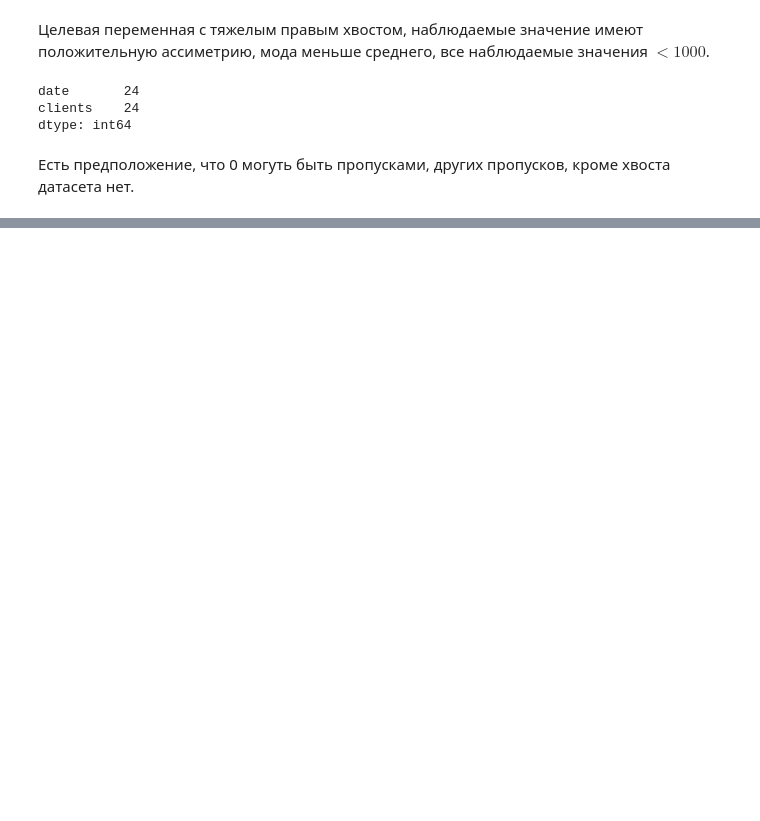
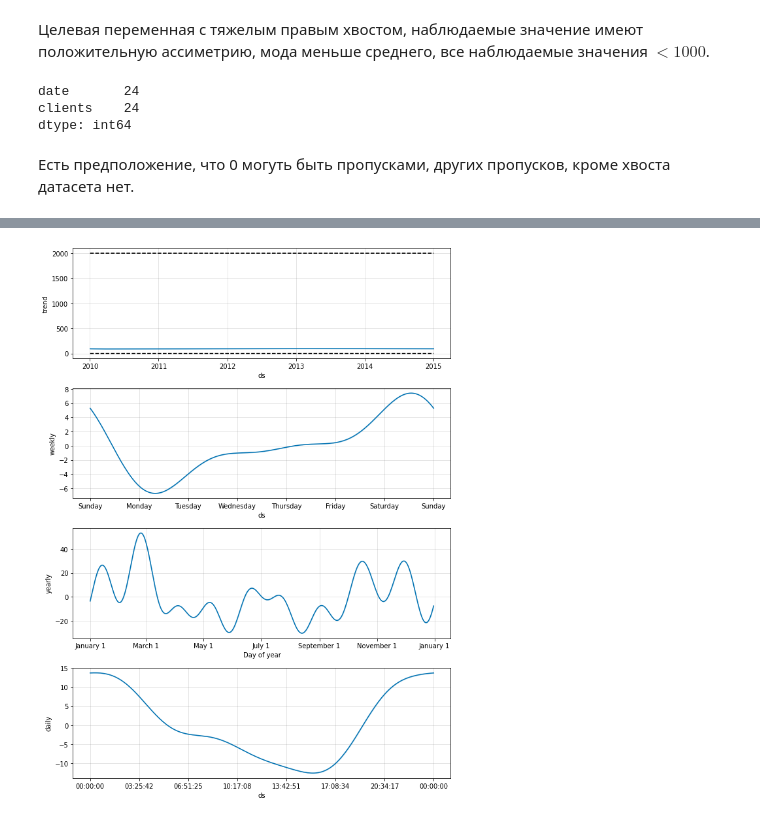
Before and after one commit to ksetdekov/test_predict_ts, a Jupyter notebook: analysis_and_fx.ipynb, the cells around one changed output, grey strips where cells are left out. Saved outputs shown, nothing was run; the diff lists cells and outputs as text; code cells hidden in the pictures; blank space fills up the shorter version.

```diff
--- a/analysis_and_fx.ipynb
+++ b/analysis_and_fx.ipynb
@@ -83,0 +154,4 @@ dtype: int64
+# %%
+fig = m.plot_components(fcst)
+# %% [output]
+[figure, added]
```
Also changed, not shown: parts of 21 cells of this notebook.
